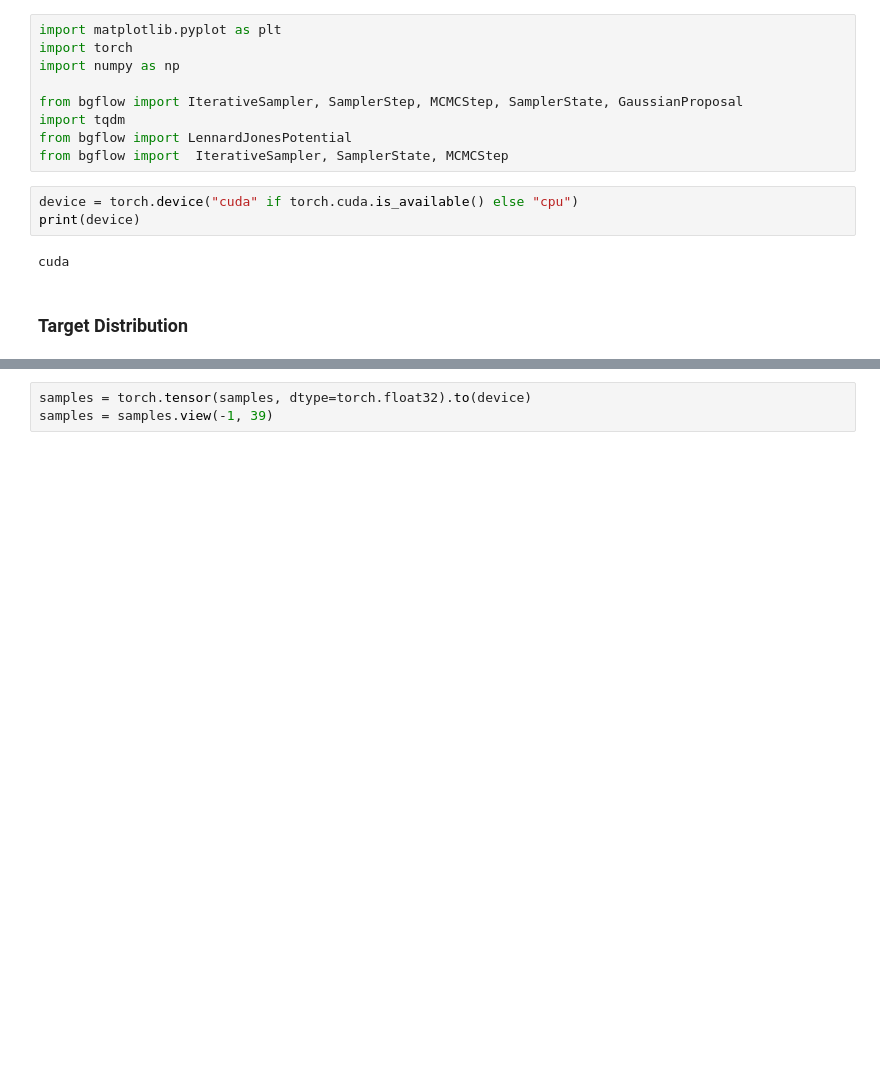
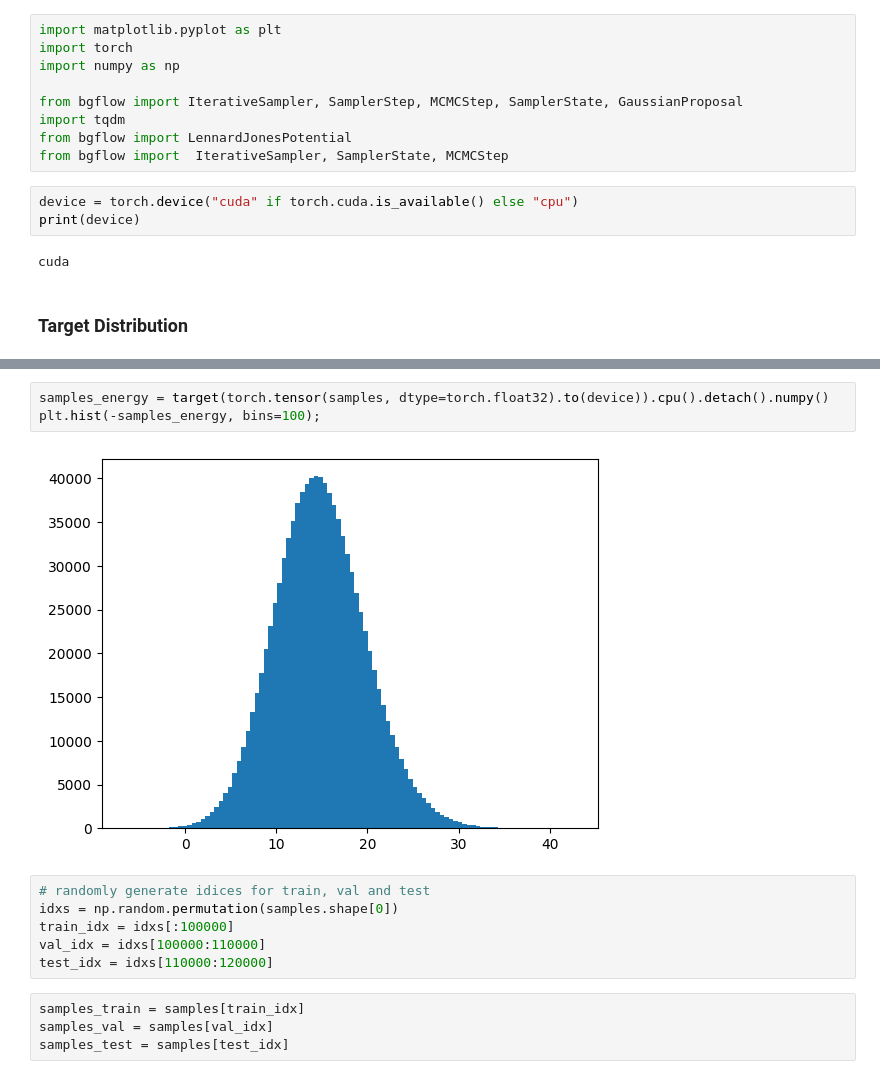
Before and after one commit to taraak/pita, a Jupyter notebook: runner/notebooks/lj_mcmc.ipynb, the cells around one changed output, grey strips where cells are left out. Drawn from its saved outputs; the diff is of its cells as text; blank space fills up the shorter version.

```diff
--- a/runner/notebooks/lj_mcmc.ipynb
+++ b/runner/notebooks/lj_mcmc.ipynb
@@ -52,3 +114,15 @@ samples= np.concatenate([samples, samples_2], axis=0)
 # %%
-samples = torch.tensor(samples, dtype=torch.float32).to(device)
-samples = samples.view(-1, 39)
+samples_energy = target(torch.tensor(samples, dtype=torch.float32).to(device)).cpu().detach().numpy()
+plt.hist(-samples_energy, bins=100);
+# %% [output]
+[figure, added]
+# %%
+# randomly generate idices for train, val and test
+idxs = np.random.permutation(samples.shape[0])
+train_idx = idxs[:100000]
+val_idx = idxs[100000:110000]
+test_idx = idxs[110000:120000]
+# %%
+samples_train = samples[train_idx]
+samples_val = samples[val_idx]
+samples_test = samples[test_idx]
```
Also changed, not shown: parts of 17 cells of this notebook.
